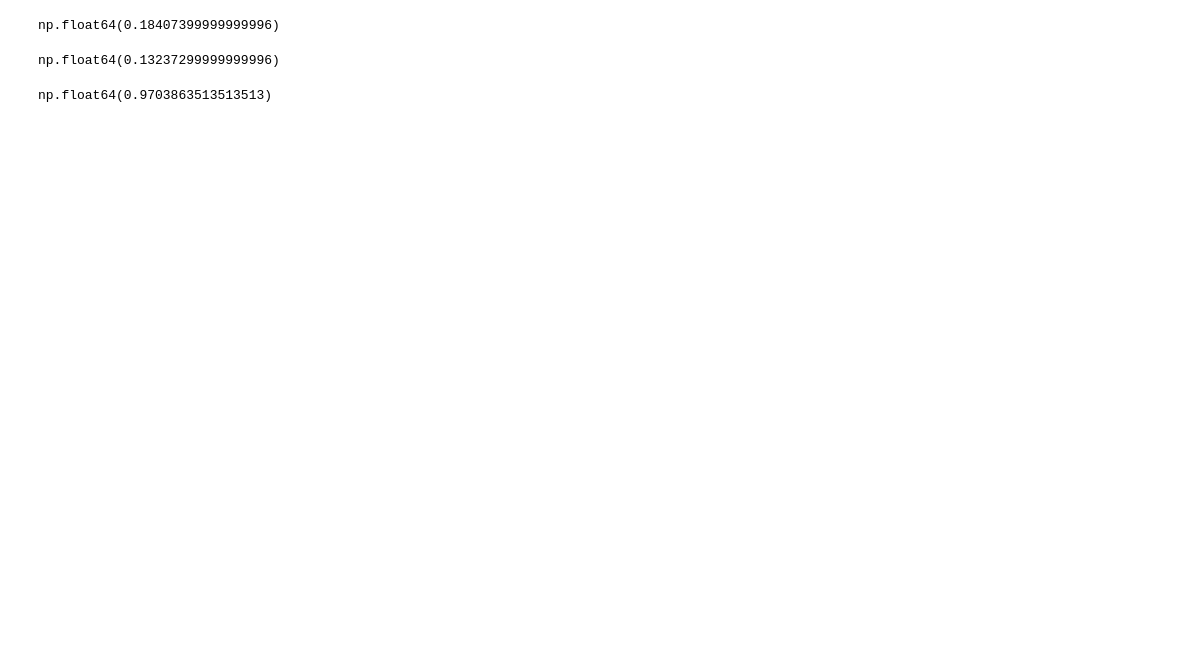
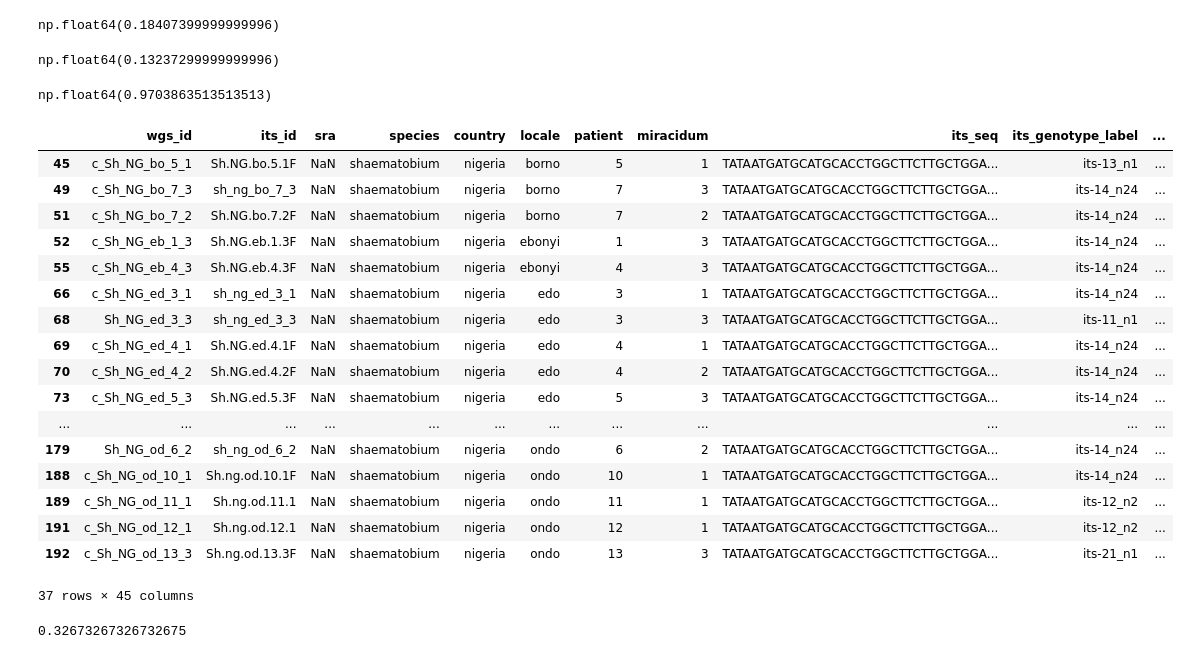
Before and after one commit to nealplatt/sch_hae_its, a Jupyter notebook: code/its-08-merge_results.ipynb, the cells around one changed output. Saved outputs shown, nothing was run; the diff lists cells and outputs as text; code cells hidden in the pictures; blank space fills up the shorter version.

```diff
--- a/code/its-08-merge_results.ipynb
+++ b/code/its-08-merge_results.ipynb
@@ -1239,3 +1265,28 @@ np.float64(0.13237299999999996)
 sh_df.loc[sh_df["its_class"] == "SHxSC", "adm2"].mean()
 # %% [output]
 np.float64(0.9703863513513513)
+# %%
+merged_df.loc[merged_df["its_class"] == "SHxSC"]
+# %% [output]
+|  | wgs_id | its_id | sra | species | country | locale | patient | miracidum | its_seq | its_genotype_label | ... |
+| 45 | c_Sh_NG_bo_5_1 | Sh.NG.bo.5.1F | NaN | shaematobium | nigeria | borno | 5 | 1 | TATAATGATGCATGCACCTGGCTTCTTGCTGGA... | its-13_n1 | ... |
+| 49 | c_Sh_NG_bo_7_3 | sh_ng_bo_7_3 | NaN | shaematobium | nigeria | borno | 7 | 3 | TATAATGATGCATGCACCTGGCTTCTTGCTGGA... | its-14_n24 | ... |
+| 51 | c_Sh_NG_bo_7_2 | Sh.NG.bo.7.2F | NaN | shaematobium | nigeria | borno | 7 | 2 | TATAATGATGCATGCACCTGGCTTCTTGCTGGA... | its-14_n24 | ... |
+| 52 | c_Sh_NG_eb_1_3 | Sh.NG.eb.1.3F | NaN | shaematobium | nigeria | ebonyi | 1 | 3 | TATAATGATGCATGCACCTGGCTTCTTGCTGGA... | its-14_n24 | ... |
+| 55 | c_Sh_NG_eb_4_3 | Sh.NG.eb.4.3F | NaN | shaematobium | nigeria | ebonyi | 4 | 3 | TATAATGATGCATGCACCTGGCTTCTTGCTGGA... | its-14_n24 | ... |
+| 66 | c_Sh_NG_ed_3_1 | sh_ng_ed_3_1 | NaN | shaematobium | nigeria | edo | 3 | 1 | TATAATGATGCATGCACCTGGCTTCTTGCTGGA... | its-14_n24 | ... |
+| 68 | Sh_NG_ed_3_3 | sh_ng_ed_3_3 | NaN | shaematobium | nigeria | edo | 3 | 3 | TATAATGATGCATGCACCTGGCTTCTTGCTGGA... | its-11_n1 | ... |
+| 69 | c_Sh_NG_ed_4_1 | Sh.NG.ed.4.1F | NaN | shaematobium | nigeria | edo | 4 | 1 | TATAATGATGCATGCACCTGGCTTCTTGCTGGA... | its-14_n24 | ... |
+| 70 | c_Sh_NG_ed_4_2 | Sh.NG.ed.4.2F | NaN | shaematobium | nigeria | edo | 4 | 2 | TATAATGATGCATGCACCTGGCTTCTTGCTGGA... | its-14_n24 | ... |
+| 73 | c_Sh_NG_ed_5_3 | Sh.NG.ed.5.3F | NaN | shaematobium | nigeria | edo | 5 | 3 | TATAATGATGCATGCACCTGGCTTCTTGCTGGA... | its-14_n24 | ... |
+| ... | ... | ... | ... | ... | ... | ... | ... | ... | ... | ... | ... |
+| 179 | Sh_NG_od_6_2 | sh_ng_od_6_2 | NaN | shaematobium | nigeria | ondo | 6 | 2 | TATAATGATGCATGCACCTGGCTTCTTGCTGGA... | its-14_n24 | ... |
+| 188 | c_Sh_NG_od_10_1 | Sh.ng.od.10.1F | NaN | shaematobium | nigeria | ondo | 10 | 1 | TATAATGATGCATGCACCTGGCTTCTTGCTGGA... | its-14_n24 | ... |
+| 189 | c_Sh_NG_od_11_1 | Sh.ng.od.11.1 | NaN | shaematobium | nigeria | ondo | 11 | 1 | TATAATGATGCATGCACCTGGCTTCTTGCTGGA... | its-12_n2 | ... |
+| 191 | c_Sh_NG_od_12_1 | Sh.ng.od.12.1 | NaN | shaematobium | nigeria | ondo | 12 | 1 | TATAATGATGCATGCACCTGGCTTCTTGCTGGA... | its-12_n2 | ... |
+| 192 | c_Sh_NG_od_13_3 | Sh.ng.od.13.3F | NaN | shaematobium | nigeria | ondo | 13 | 3 | TATAATGATGCATGCACCTGGCTTCTTGCTGGA... | its-21_n1 | ... |
+37 rows × 45 columns
+# %%
+len(merged_df.loc[merged_df["its_class"].isin(["SCxSC", "SHxSC"])])/len(merged_df)
+# %% [output]
+0.32673267326732675
```
Also changed, not shown: parts of 4 cells of this notebook.
